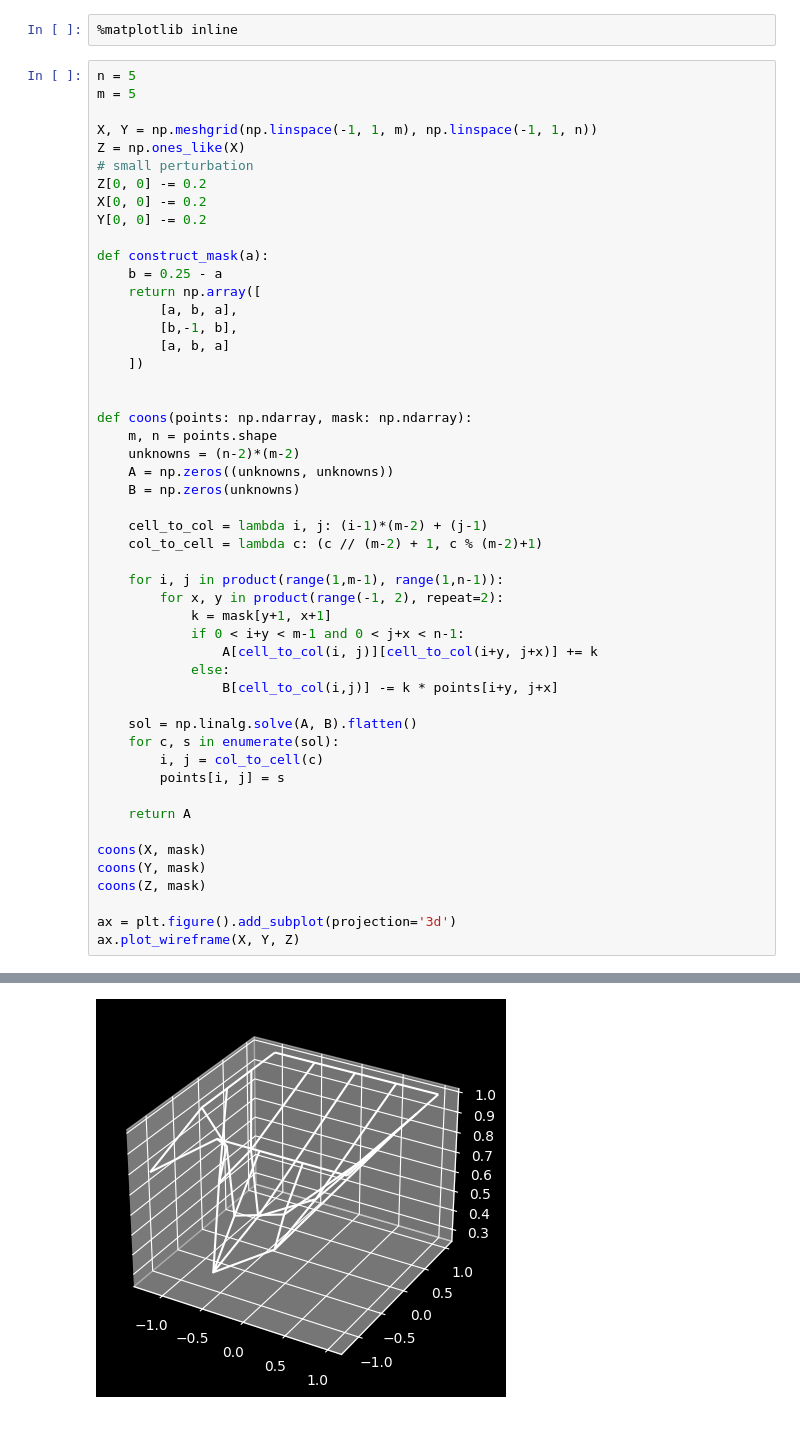
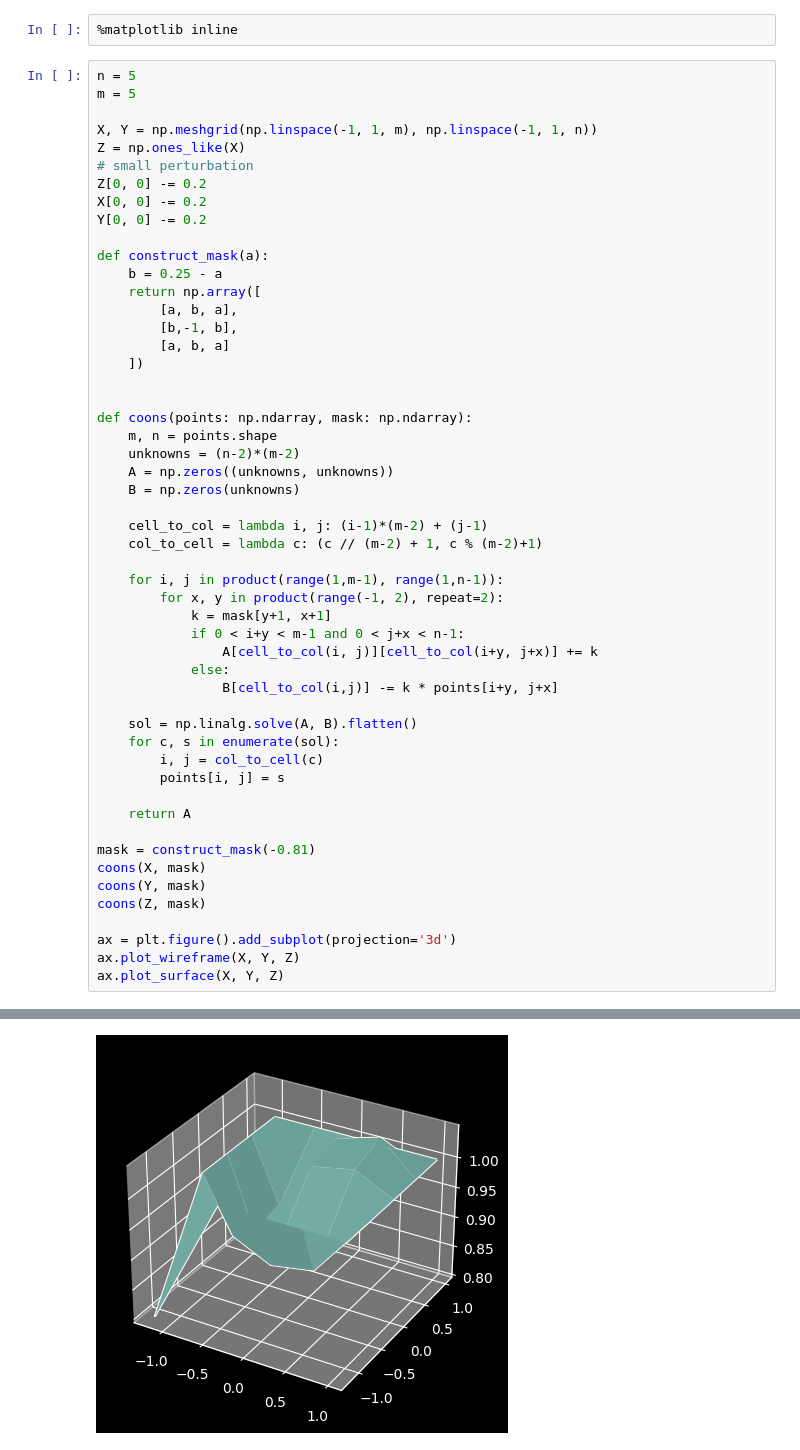
Before and after one commit to njezersek/diskrente-coonsove-ploskve-rpgo, a Jupyter notebook: coons.ipynb, the cells around one changed output, grey strips where cells are left out. Saved outputs shown, nothing was run; the diff lists cells and outputs as text.

```diff
--- a/coons.ipynb
+++ b/coons.ipynb
@@ -279,10 +279,12 @@ def coons(points: np.ndarray, mask: np.ndarray):
 
     return A
 
+mask = construct_mask(-0.81)
 coons(X, mask)
 coons(Y, mask)
 coons(Z, mask)
 
 ax = plt.figure().add_subplot(projection='3d')
 ax.plot_wireframe(X, Y, Z)
+ax.plot_surface(X, Y, Z)
 # %% [output]
@@ -290,2 +292,2 @@ ax.plot_wireframe(X, Y, Z)
-[figure, old version]
+[figure, new version]
 # %%
```
Also changed, not shown: parts of 5 cells of this notebook.
